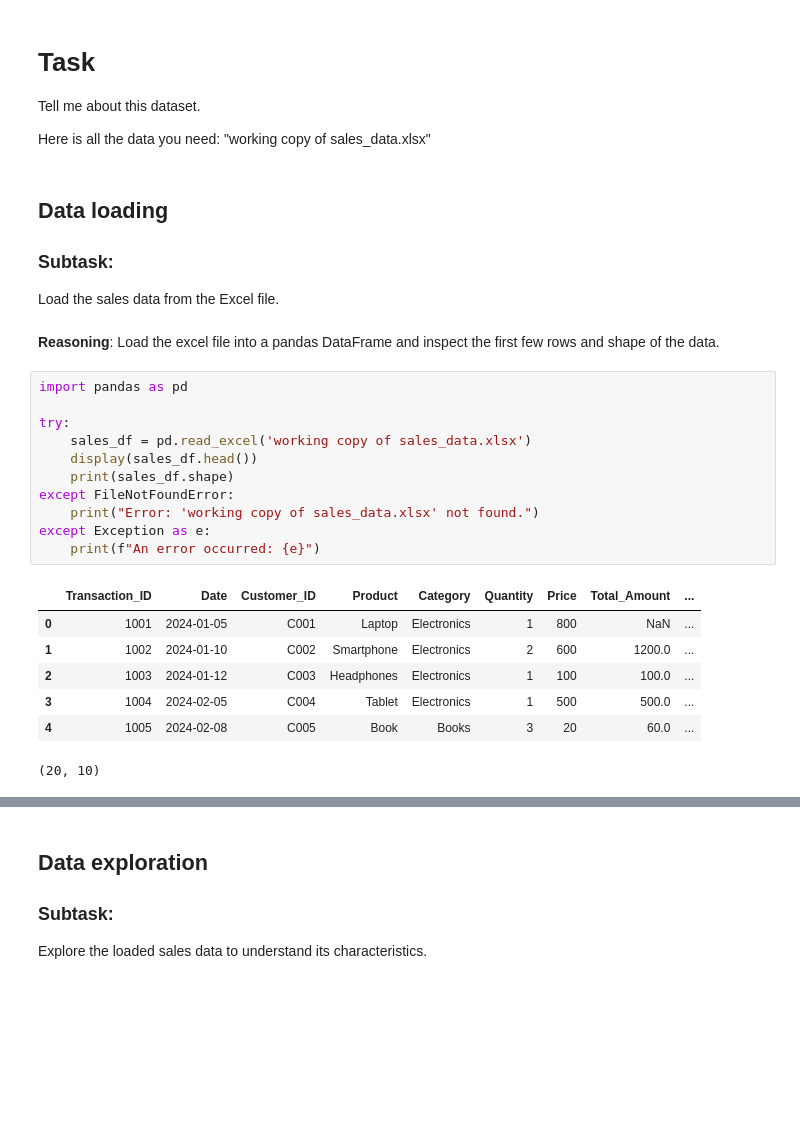
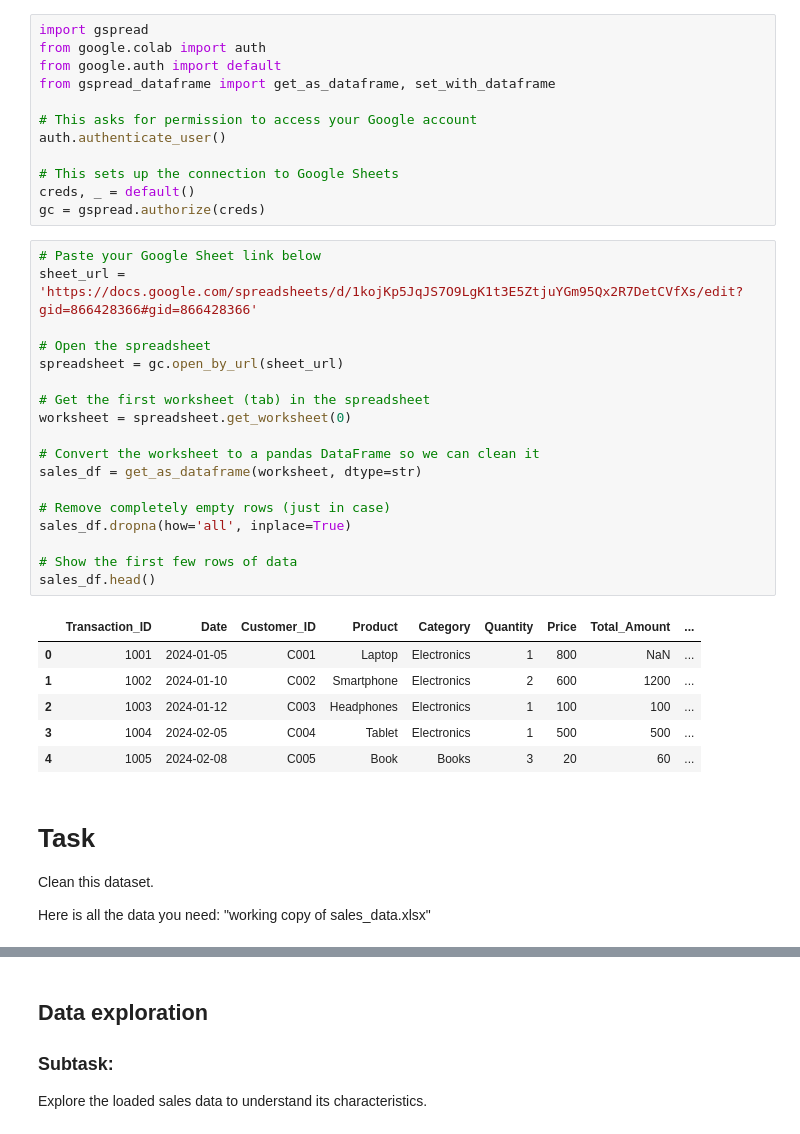
Before and after one commit to Msuban1/Msuban1.github.io, a Jupyter notebook: WEEK_1_Project_(Cleaning_dataset).ipynb, the cells around one changed output, grey strips where cells are left out. Drawn from its saved outputs; the diff is of its cells as text; blank space fills up the shorter version.

```diff
--- a/WEEK_1_Project_(Cleaning_dataset).ipynb
+++ b/WEEK_1_Project_(Cleaning_dataset).ipynb
@@ -3,33 +24,43 @@
+# %%
+import gspread
+from google.colab import auth
+from google.auth import default
+from gspread_dataframe import get_as_dataframe, set_with_dataframe
+
+# This asks for permission to access your Google account
+auth.authenticate_user()
+
+# This sets up the connection to Google Sheets
+creds, _ = default()
+gc = gspread.authorize(creds)
+# %%
+# Paste your Google Sheet link below
+sheet_url = 'https://docs.google.com/spreadsheets/d/1kojKp5JqJS7O9LgK1t3E5ZtjuYGm95Qx2R7DetCVfXs/edit?gid=866428366#gid=866428366'
+
+# Open the spreadsheet
+spreadsheet = gc.open_by_url(sheet_url)
+
+# Get the first worksheet (tab) in the spreadsheet
+worksheet = spreadsheet.get_worksheet(0)
+
+# Convert the worksheet to a pandas DataFrame so we can clean it
+sales_df = get_as_dataframe(worksheet, dtype=str)
+
+# Remove completely empty rows (just in case)
+sales_df.dropna(how='all', inplace=True)
+
+# Show the first few rows of data
+sales_df.head()
+# %% [output]
+|  | Transaction_ID | Date | Customer_ID | Product | Category | Quantity | Price | Total_Amount | ... |
+| 0 | 1001 | 2024-01-05 | C001 | Laptop | Electronics | 1 | 800 | NaN | ... |
+| 1 | 1002 | 2024-01-10 | C002 | Smartphone | Electronics | 2 | 600 | 1200 | ... |
+| 2 | 1003 | 2024-01-12 | C003 | Headphones | Electronics | 1 | 100 | 100 | ... |
+| 3 | 1004 | 2024-02-05 | C004 | Tablet | Electronics | 1 | 500 | 500 | ... |
+| 4 | 1005 | 2024-02-08 | C005 | Book | Books | 3 | 20 | 60 | ... |
 # %% [markdown]
 # Task
-Tell me about this dataset.
+Clean this dataset.
 
 Here is all the data you need:
 "working copy of sales_data.xlsx"
-# %% [markdown]
-## Data loading
-
-### Subtask:
-Load the sales data from the Excel file.
-# %% [markdown]
-**Reasoning**:
-Load the excel file into a pandas DataFrame and inspect the first few rows and shape of the data.
-# %%
-import pandas as pd
-
-try:
-    sales_df = pd.read_excel('working copy of sales_data.xlsx')
-    display(sales_df.head())
-    print(sales_df.shape)
-except FileNotFoundError:
-    print("Error: 'working copy of sales_data.xlsx' not found.")
-except Exception as e:
-    print(f"An error occurred: {e}")
-# %% [output]
-|  | Transaction_ID | Date | Customer_ID | Product | Category | Quantity | Price | Total_Amount | ... |
-| 0 | 1001 | 2024-01-05 | C001 | Laptop | Electronics | 1 | 800 | NaN | ... |
-| 1 | 1002 | 2024-01-10 | C002 | Smartphone | Electronics | 2 | 600 | 1200.0 | ... |
-| 2 | 1003 | 2024-01-12 | C003 | Headphones | Electronics | 1 | 100 | 100.0 | ... |
-| 3 | 1004 | 2024-02-05 | C004 | Tablet | Electronics | 1 | 500 | 500.0 | ... |
-| 4 | 1005 | 2024-02-08 | C005 | Book | Books | 3 | 20 | 60.0 | ... |
-(20, 10)
```
Also changed, not shown: parts of 24 cells of this notebook.
